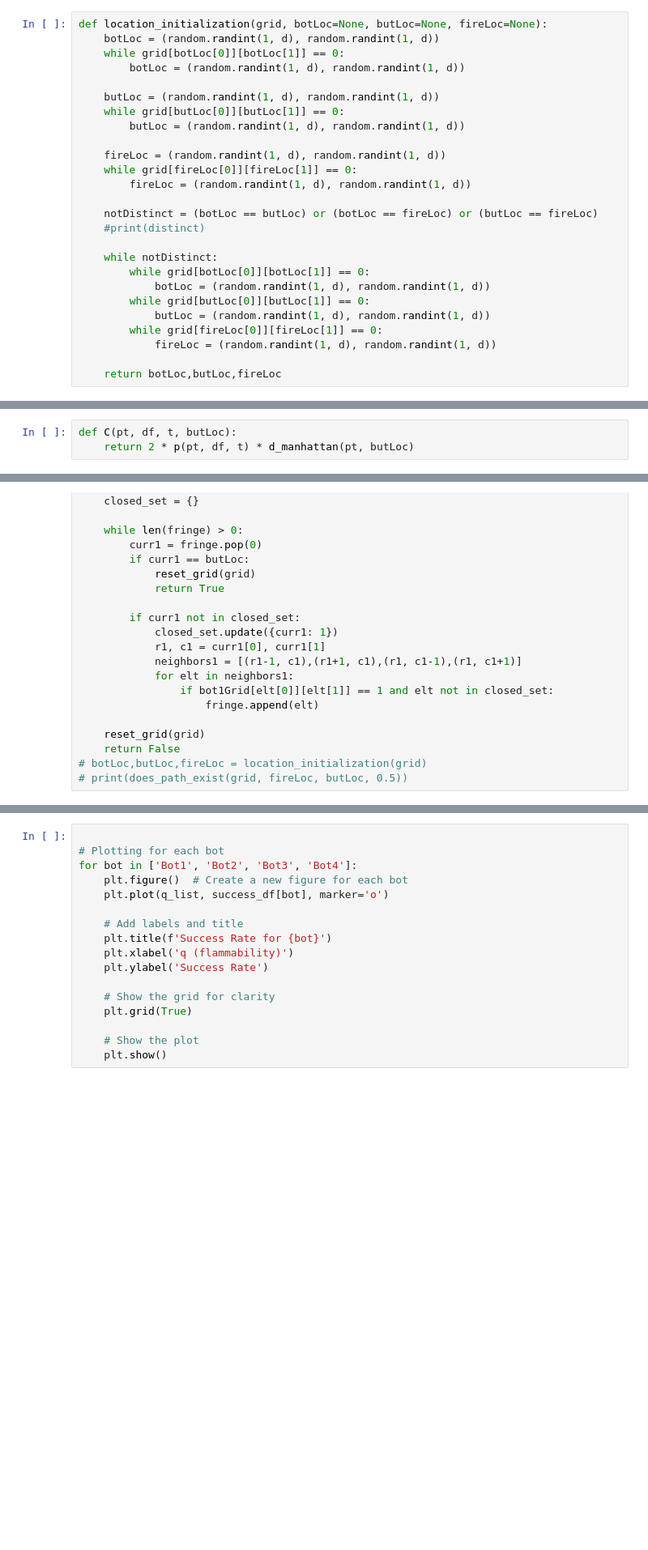
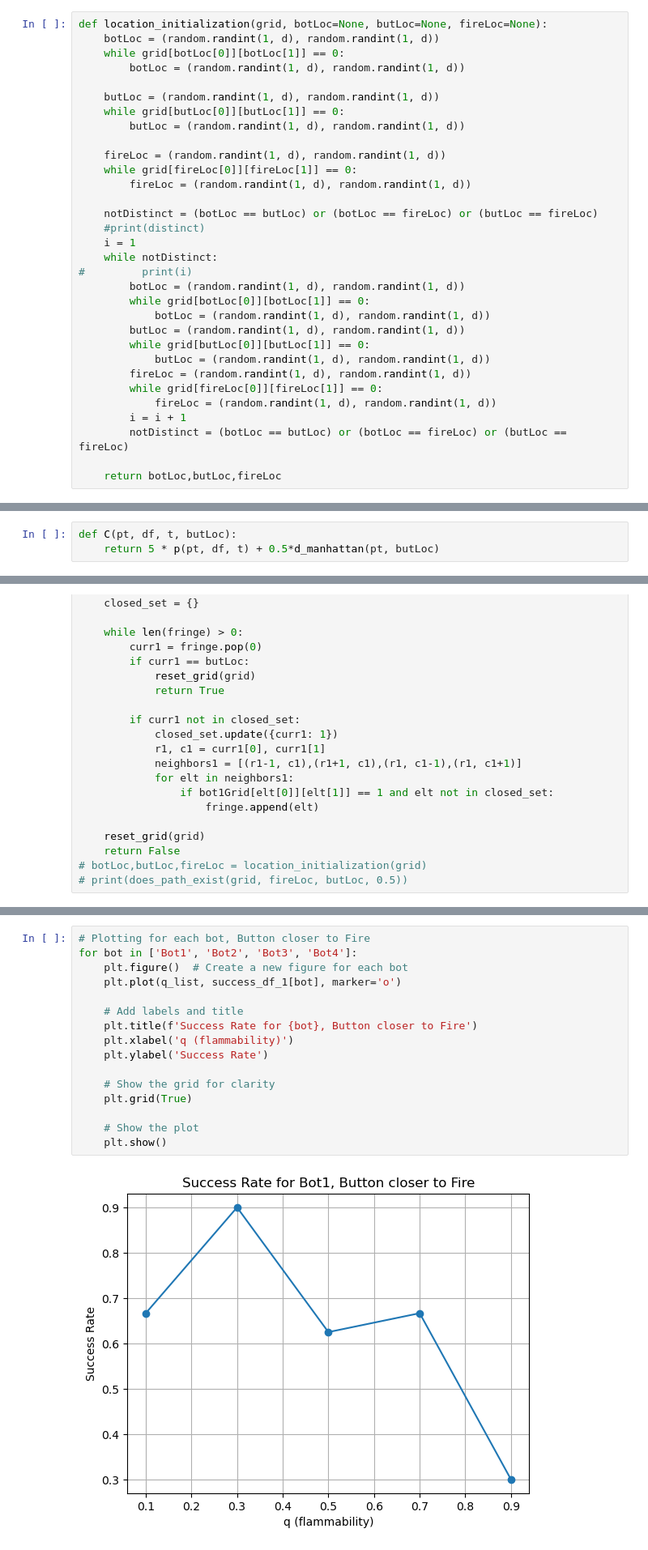
Before and after one commit to tejaswitripathi/Intro-AI-Project-1, a Jupyter notebook: AI Project 1.ipynb, the cells around one changed output, grey strips where cells are left out. Shown at 81% size. Drawn from its saved outputs; the diff is of its cells as text; blank space fills up the shorter version.

```diff
--- a/AI Project 1.ipynb
+++ b/AI Project 1.ipynb
@@ -151,14 +185,20 @@ def location_initialization(grid, botLoc=None, butLoc=None, fireLoc=None):
 
     notDistinct = (botLoc == butLoc) or (botLoc == fireLoc) or (butLoc == fireLoc)
     #print(distinct)
-
+    i = 1
     while notDistinct:
+#         print(i)
+        botLoc = (random.randint(1, d), random.randint(1, d))
         while grid[botLoc[0]][botLoc[1]] == 0:
             botLoc = (random.randint(1, d), random.randint(1, d))
+        butLoc = (random.randint(1, d), random.randint(1, d))
         while grid[butLoc[0]][butLoc[1]] == 0:
             butLoc = (random.randint(1, d), random.randint(1, d))
+        fireLoc = (random.randint(1, d), random.randint(1, d))
         while grid[fireLoc[0]][fireLoc[1]] == 0:
             fireLoc = (random.randint(1, d), random.randint(1, d))
+        i = i + 1
+        notDistinct = (botLoc == butLoc) or (botLoc == fireLoc) or (butLoc == fireLoc)
 
     return botLoc,butLoc,fireLoc
 # %% [markdown]
@@ -463,7 +529,7 @@ def d_manhattan(pt, butLoc):
     return abs(butLoc[0]-pt[0]) + abs(butLoc[1]-pt[1])
 # %%
 def C(pt, df, t, butLoc):
-    return 2 * p(pt, df, t) * d_manhattan(pt, butLoc)
+    return 5 * p(pt, df, t) + 0.5*d_manhattan(pt, butLoc)
 # %%
 import itertools
 import pandas as pd
@@ -650,17 +787,18 @@ for q in q_list:
 # %%
-
-# Plotting for each bot
+# Plotting for each bot, Button closer to Fire
 for bot in ['Bot1', 'Bot2', 'Bot3', 'Bot4']:
     plt.figure()  # Create a new figure for each bot
-    plt.plot(q_list, success_df[bot], marker='o')
+    plt.plot(q_list, success_df_1[bot], marker='o')
 
     # Add labels and title
-    plt.title(f'Success Rate for {bot}')
+    plt.title(f'Success Rate for {bot}, Button closer to Fire')
     plt.xlabel('q (flammability)')
     plt.ylabel('Success Rate')
 
     # Show the grid for clarity
     plt.grid(True)
 
     # Show the plot
     plt.show()
+# %% [output]
+[figure, added]
```
Also changed, not shown: parts of 16 cells of this notebook.
